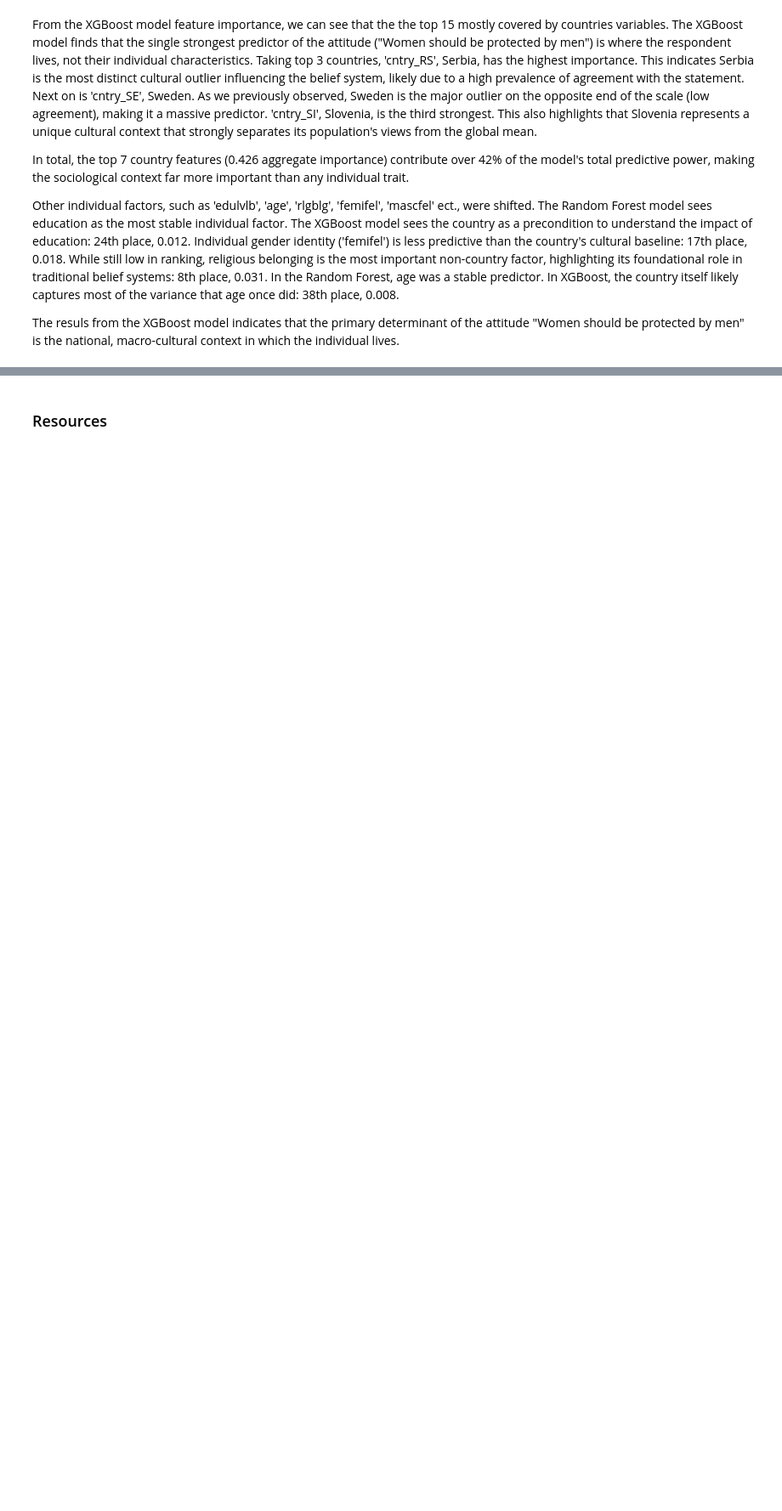
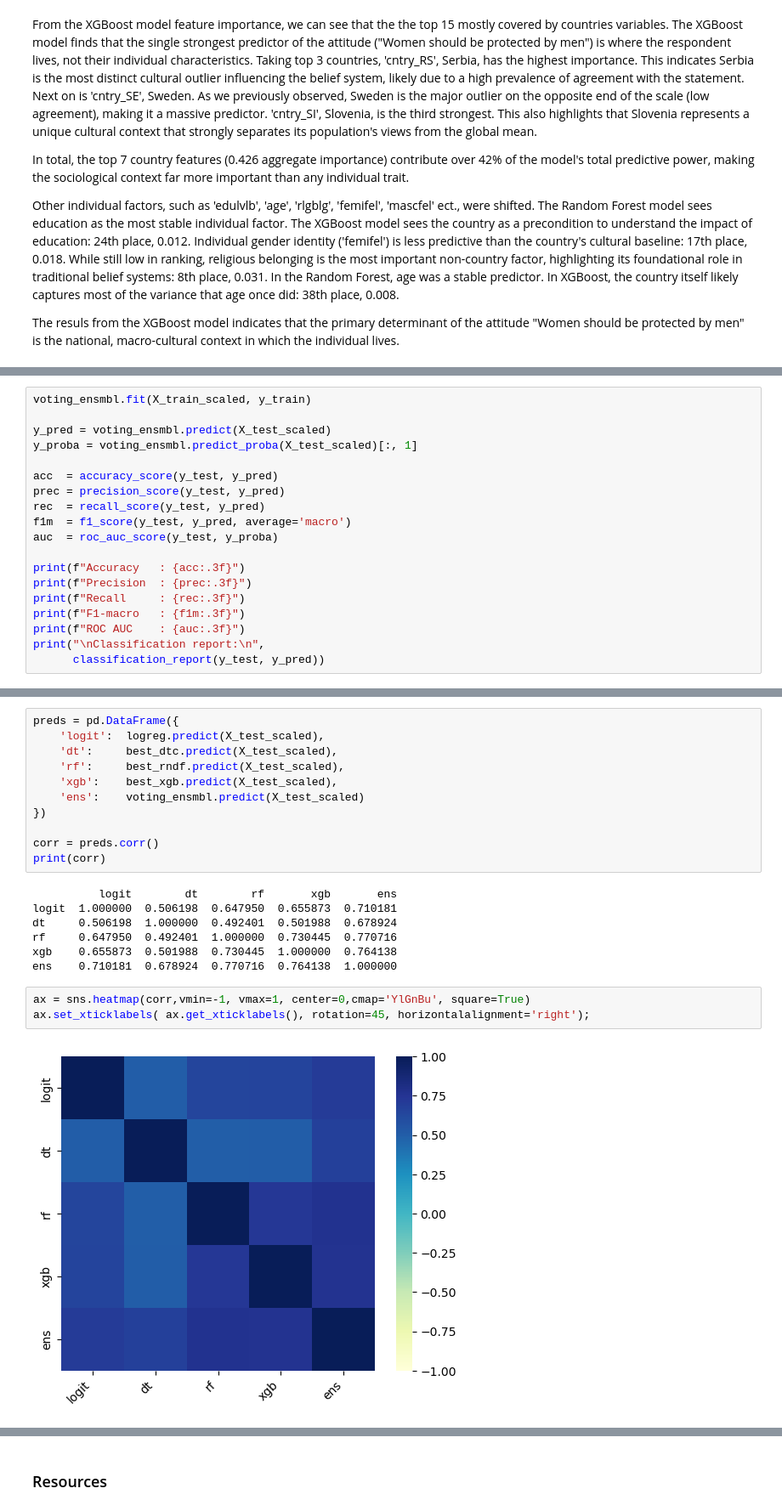
Before and after one commit to julia-martyniuk/ML_2_Classification, a Jupyter notebook: Classification.ipynb, the cells around one changed output, grey strips where cells are left out. Shown at 85% size. Drawn from its saved outputs; the diff is of its cells as text; blank space fills up the shorter version.

```diff
--- a/Classification.ipynb
+++ b/Classification.ipynb
@@ -1604,0 +1641,19 @@ A simple ensemble model, like soft‑voting classifier that averages predicted p
+# %%
+voting_ensmbl.fit(X_train_scaled, y_train)
+
+y_pred = voting_ensmbl.predict(X_test_scaled)
+y_proba = voting_ensmbl.predict_proba(X_test_scaled)[:, 1]
+
+acc  = accuracy_score(y_test, y_pred)
+prec = precision_score(y_test, y_pred)
+rec  = recall_score(y_test, y_pred)
+f1m  = f1_score(y_test, y_pred, average='macro')
+auc  = roc_auc_score(y_test, y_proba)
+
+print(f"Accuracy   : {acc:.3f}")
+print(f"Precision  : {prec:.3f}")
+print(f"Recall     : {rec:.3f}")
+print(f"F1-macro   : {f1m:.3f}")
+print(f"ROC AUC    : {auc:.3f}")
+print("\nClassification report:\n",
+      classification_report(y_test, y_pred))
@@ -1604,0 +1676,23 @@ A simple ensemble model, like soft‑voting classifier that averages predicted p
+# %%
+preds = pd.DataFrame({
+    'logit':  logreg.predict(X_test_scaled),
+    'dt':     best_dtc.predict(X_test_scaled),
+    'rf':     best_rndf.predict(X_test_scaled),
+    'xgb':    best_xgb.predict(X_test_scaled),
+    'ens':    voting_ensmbl.predict(X_test_scaled)
+})
+
+corr = preds.corr()
+print(corr)
+# %% [output]
+          logit        dt        rf       xgb       ens
+logit  1.000000  0.506198  0.647950  0.655873  0.710181
+dt     0.506198  1.000000  0.492401  0.501988  0.678924
+rf     0.647950  0.492401  1.000000  0.730445  0.770716
+xgb    0.655873  0.501988  0.730445  1.000000  0.764138
+ens    0.710181  0.678924  0.770716  0.764138  1.000000
+# %%
+ax = sns.heatmap(corr,vmin=-1, vmax=1, center=0,cmap='YlGnBu', square=True)
+ax.set_xticklabels( ax.get_xticklabels(), rotation=45, horizontalalignment='right');
+# %% [output]
+[figure, added]
```
Also changed, not shown: parts of 11 cells of this notebook.
